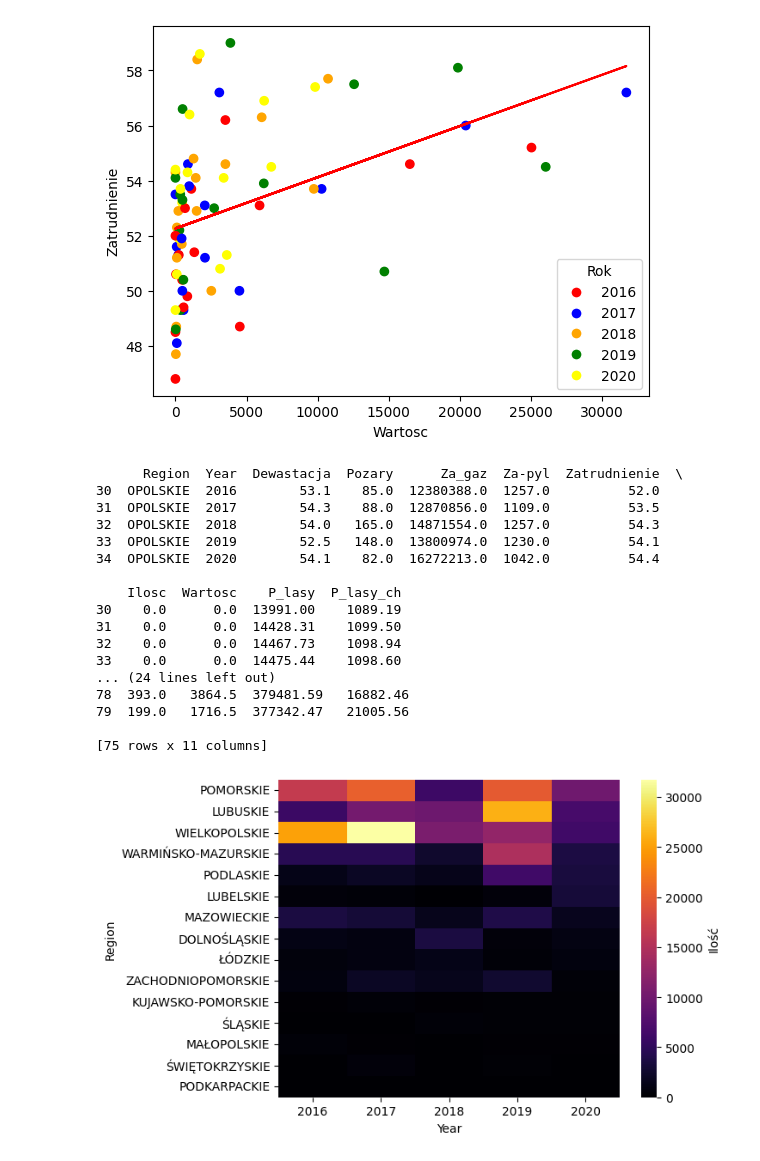
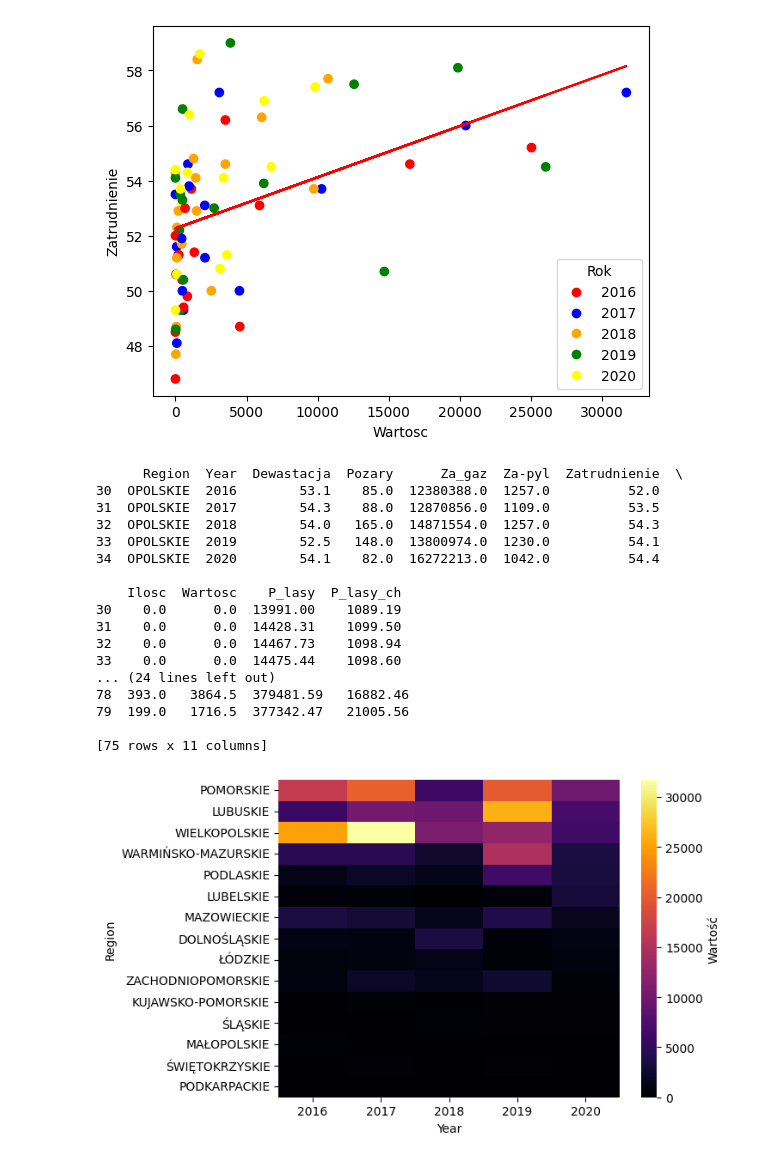
Before and after one commit to AleksandraJuchniewicz/Analiza-danych, a Jupyter notebook: Wykresy.ipynb, the cells around one changed output. Saved outputs shown, nothing was run; the diff lists cells and outputs as text; code cells hidden in the pictures.

```diff
--- a/Wykresy.ipynb
+++ b/Wykresy.ipynb
@@ -766,29 +766,29 @@ plt.show()
 # %%
 print(df_all[df_all["Region"].isin(["OPOLSKIE"])])
 cleared_data = df_all[~df_all["Region"].isin(["OPOLSKIE"])]
 print(cleared_data)
 ax = sns.heatmap(cleared_data.pivot(index="Region", columns="Year", values="Wartosc").sort_values(by=2020,ascending=False), cmap='inferno')
 cbar = ax.collections[0].colorbar
-cbar.set_label('Ilość', rotation=90)
+cbar.set_label('Wartość', rotation=90)
 # %% [output]
       Region  Year  Dewastacja  Pozary      Za_gaz  Za-pyl  Zatrudnienie  \
 30  OPOLSKIE  2016        53.1    85.0  12380388.0  1257.0          52.0
 31  OPOLSKIE  2017        54.3    88.0  12870856.0  1109.0          53.5
 32  OPOLSKIE  2018        54.0   165.0  14871554.0  1257.0          54.3
 33  OPOLSKIE  2019        52.5   148.0  13800974.0  1230.0          54.1
 34  OPOLSKIE  2020        54.1    82.0  16272213.0  1042.0          54.4
 
     Ilosc  Wartosc    P_lasy  P_lasy_ch
 30    0.0      0.0  13991.00    1089.19
 31    0.0      0.0  14428.31    1099.50
 32    0.0      0.0  14467.73    1098.94
 33    0.0      0.0  14475.44    1098.60
 ... (24 lines left out)
 78  393.0   3864.5  379481.59   16882.46
 79  199.0   1716.5  377342.47   21005.56
 
 [75 rows x 11 columns]
-[figure, old version]
+[figure, new version]
 # %%
 cleared_data = df_all[~df_all["Region"].isin(["OPOLSKIE"])]
 ax = sns.heatmap(cleared_data.pivot(index="Region", columns="Year", values="Ilosc").sort_values(by=2020,ascending=False), cmap='inferno')
```
Also changed, not shown: parts of 8 cells of this notebook.
